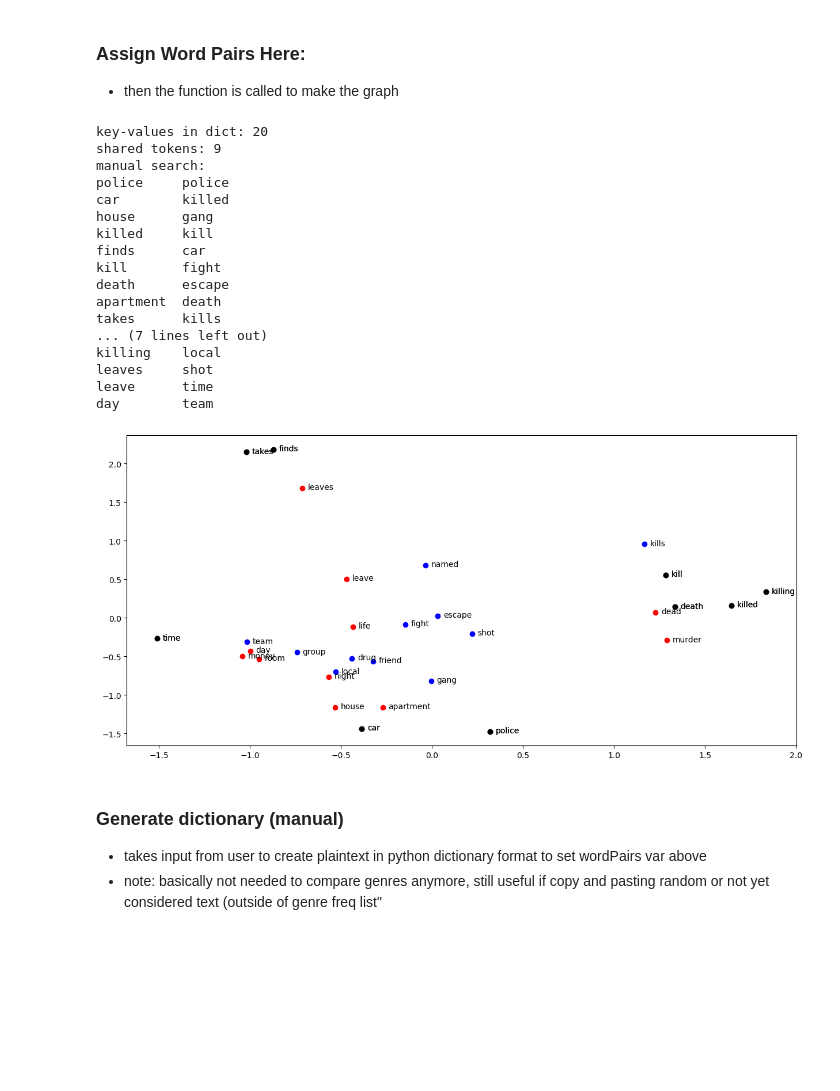
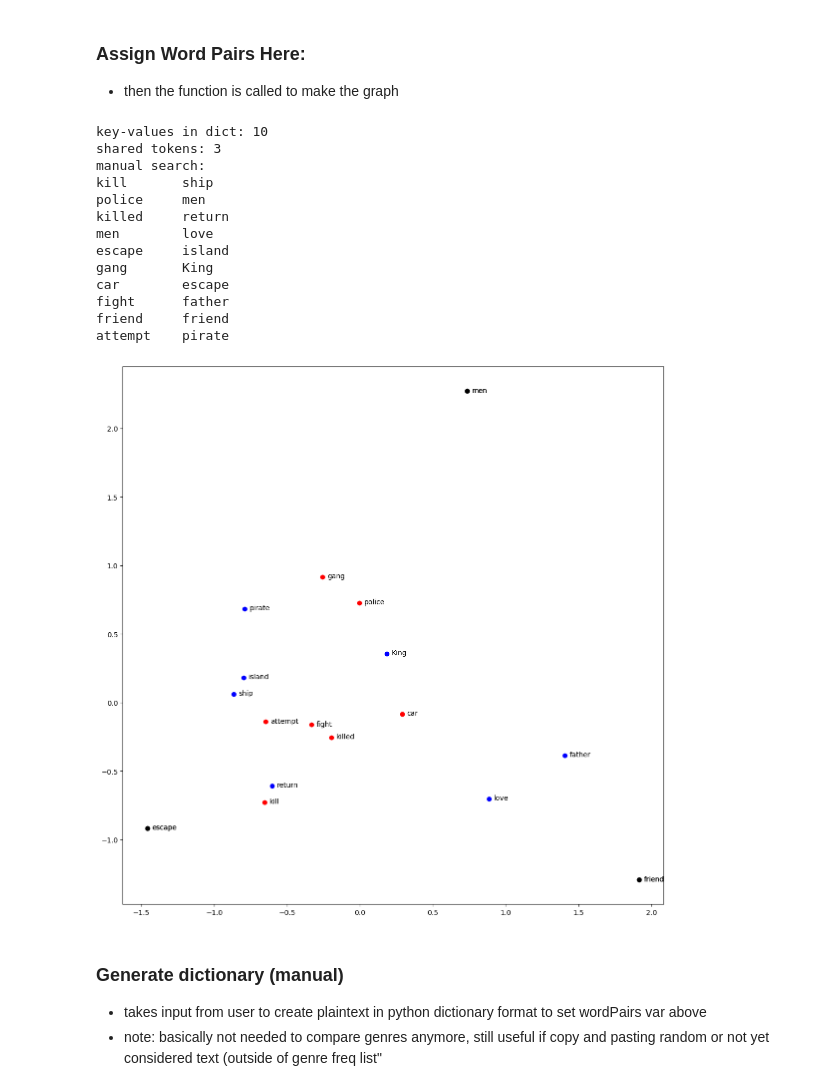
Before and after one commit to hllx808/CSCI2349-movieProject, a Jupyter notebook: Test.ipynb, the cells around one changed output. Drawn from its saved outputs; the diff is of its cells as text; code cells hidden in the pictures; blank space fills up the shorter version.

Commit message:
stop list code cleaned up, unigram/tokenizing code organized to single function... graph code also cleaned up -size and num of word pairs to insert' are now variable

```diff
--- a/Test.ipynb
+++ b/Test.ipynb
@@ -88,0 +144,3 @@ for index, row in selected_col.iterrows():
+# %%
+stopList.extend([w for w in nouns if w not in stopList])
+print("done")
@@ -210,3 +242,11 @@ print("Done")
+# %%
+#NOTE: genreUnigrams (now filled by funct above )
+#add word count and true if you want to print results..
+genreUnigrams = regFilteredUnigram(15, False, stopList)
+print("genreUnigrams has been set")
+
+#genreUnigrams dict: GENRE{ filtered tokens , popular words }
+#comedy, drama, adventure, fantasy, horror, mystery, romance,action, thriller, western
 # %% [markdown]
 ## Word Cloud
 # %%
@@ -605,7 +657,7 @@ from gensim.models import Word2Vec
 
 #bigmodel -> google news model downloaded earlier
 
-def createWordVecGraph(wordpairs, dupes):
+def createWordVecGraph(wordpairs, dupes, size):
     # Go get the word vectors for these words and
     # then store them so you can use them later on.
     vecwords = []  # stores the words above
@@ -626,7 +678,7 @@ def createWordVecGraph(wordpairs, dupes):
 
 
     #fix matplot lib sizing using figsize to control figure
-    fig, ax = plt.subplots(figsize=(15,7))
+    fig, ax = plt.subplots(figsize=(size["x"],size["y"])) #old vals: 15,7 x,y
 
     # This is just some ugly matplotlib code for plotting
     # the 2-D vectors and visualizing them with different colors.
@@ -652,9 +706,5 @@ print("word2vec graph function initialized!")
 # %% [markdown]
 ### get word pairs from 2 genre's (top X freq) lists
-# %%
-topWhatNum = 17
-genreUnigrams = nameFilteredUnigram(topWhatNum, False) #set false to not print out unigrams
-#note: no need to run bottom code block if it has been ini already!
 # %%
 #basically get a dictionary from the popular variable -> genreUnigrams obj
     #(note: this variable can be changed by 2 different sections of code)
@@ -678,49 +735,49 @@ print("ini: word2vec funct to generate top 10 in 2 genres dict")
 # %%
 def printKeyValueInWordPair(localDict):
     for key in localDict:
         pairStr = key + localDict[key]
         print("{:10} {:8}".format(key, localDict[key]))
 def dupeList(localDict):
     l1 = list(localDict.keys())
     l2 = list(localDict.values())
     shared = [token for token in l1 if token in l2]
     return shared
 
 
 #Options: comedy, drama, adventure, fantasy, horror, mystery, romance,action, thriller, western
 
 #wordPairs = getTwoDictionary("western","romance") #interesting result with 20 values
 #wordPairs = getTwoDictionary("action","adventure") #predicatble w/10, less so w/20
-wordPairs = getTwoDictionary("thriller", "action")
+totalPairs = 10
+wordPairs = getTwoDictionary('action', 'adventure')
+wordPairs = dict(list(wordPairs.items())[:totalPairs]) #creates dictionary only creating top x of pairs
 dupeL = dupeList(wordPairs)
 
 #print usefull text
 print("key-values in dict:", len(wordPairs))
 print("shared tokens:", len(dupeL))
 print("manual search: ")
 #print(dupeList(wordPairs))
 printKeyValueInWordPair(wordPairs) #comment out if list is too much
 
-createWordVecGraph(wordPairs, dupeL)
+size = (14,14)
+graphSize = {"x":size[0], "y":size[1]}
+createWordVecGraph(wordPairs, dupeL, graphSize)
 # %% [output]
-key-values in dict: 20
-shared tokens: 9
+key-values in dict: 10
+shared tokens: 3
 manual search:
-police     police
-car        killed
-house      gang
-killed     kill
-finds      car
-kill       fight
-death      escape
-apartment  death
-takes      kills
-... (7 lines left out)
-killing    local
-leaves     shot
-leave      time
-day        team
+kill       ship
+police     men
+killed     return
+men        love
+escape     island
+gang       King
+car        escape
+fight      father
+friend     friend
+attempt    pirate
-[figure, old version]
+[figure, new version]
 # %% [markdown]
 
 ### Generate dictionary (manual)
```
Also changed, not shown: parts of 25 cells of this notebook.
